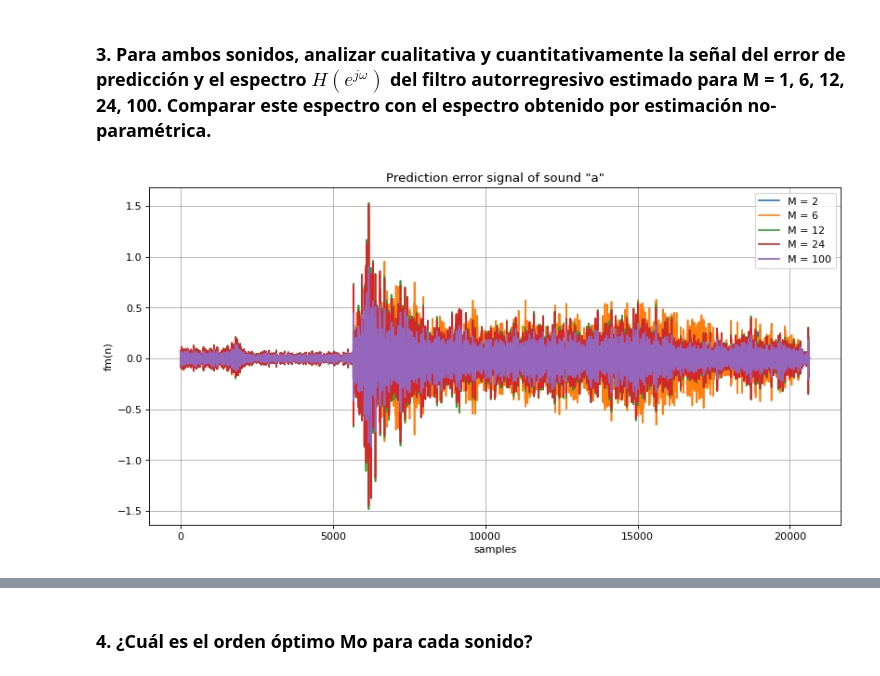
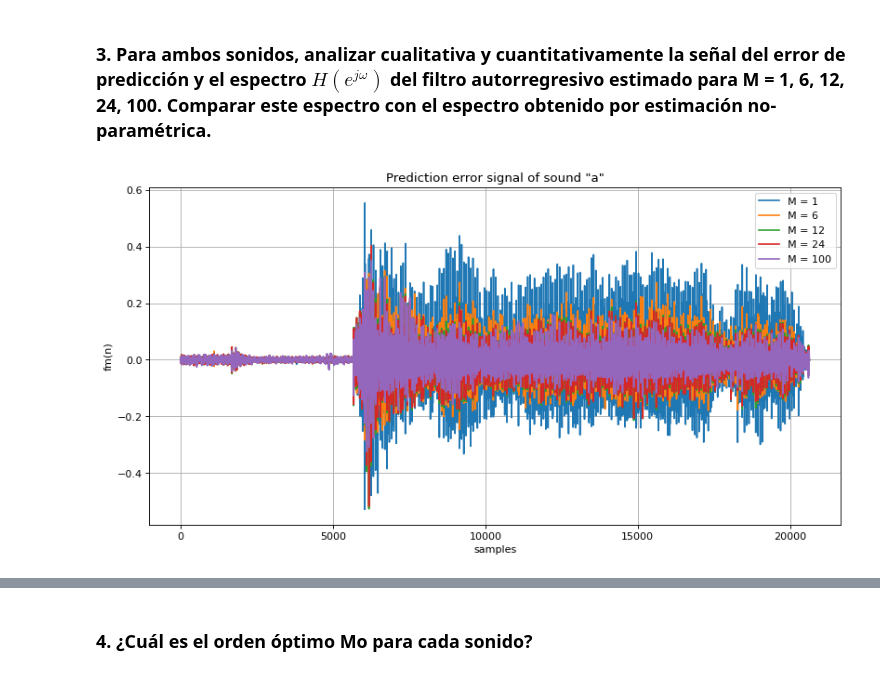
Before and after one commit to ManuMollon261297/PASA, a Jupyter notebook: TP3/linear_prediction.ipynb, the cells around one changed output, grey strips where cells are left out. Saved outputs shown, nothing was run; the diff lists cells and outputs as text; code cells hidden in the pictures.

```diff
--- a/TP3/linear_prediction.ipynb
+++ b/TP3/linear_prediction.ipynb
@@ -81,7 +81,7 @@ plt.show()
 ### 2. Para ambos sonidos, realizar la predicción forward con $ N_{o} = 1 $, y representar el error cuadrático medio J en función de M, para valores de M entre 1 y 100.
 # %%
 def autocorreltion(x):
-  norm_x = (x - x.mean())/(abs(x).max())
+  norm_x = (x - x.mean())/(abs(x - x.mean()).max())
   return np.correlate(norm_x,norm_x,mode='full') / len(x)
 
 def LevinsonDurbin(r,debug = False):
@@ -411,7 +153,7 @@ plot_m_vs_j(m, p_list)
 def filterW(data, w_o):
     samples = len(data)
     filtered = np.zeros(samples)
-    filtered = sig.filtfilt(w_o, [1], data)
+    filtered = sig.lfilter(w_o, [1], data)
     return filtered
 # %%
 def plot_fm_fft(fs, data, m):
@@ -424,22 +166,22 @@ def plot_fm_fft(fs, data, m):
 # %%
 plt.figure(num=None, figsize=(12,6), dpi=80, facecolor='w', edgecolor='k')
 plt.ylabel('fm(n)')
 plt.xlabel('samples')
 plt.title('Prediction error signal of sound "a"')
 plt.grid('on')
 
-for M in (2, 6, 12, 24, 100):
+for M in (1, 6, 12, 24, 100):
     i = M+1
     r = autocorreltion(norm_a)
     r = r[r.argmax():r.argmax()+i]
     a_coefs, p_list = LevinsonDurbin(r)
     fm = filterW(norm_a, a_coefs)
     plt.plot(fm, label='M = '+str(M))
     #plt.plot(a_coefs, label='M = '+str(M))
 plt.legend()
 plt.show()
 # %% [output]
-[figure, old version]
+[figure, new version]
 # %%
 plt.figure(num=None, figsize=(12,6), dpi=80, facecolor='w', edgecolor='k')
 plt.ylabel('H')
```
Also changed, not shown: parts of 14 cells of this notebook.
